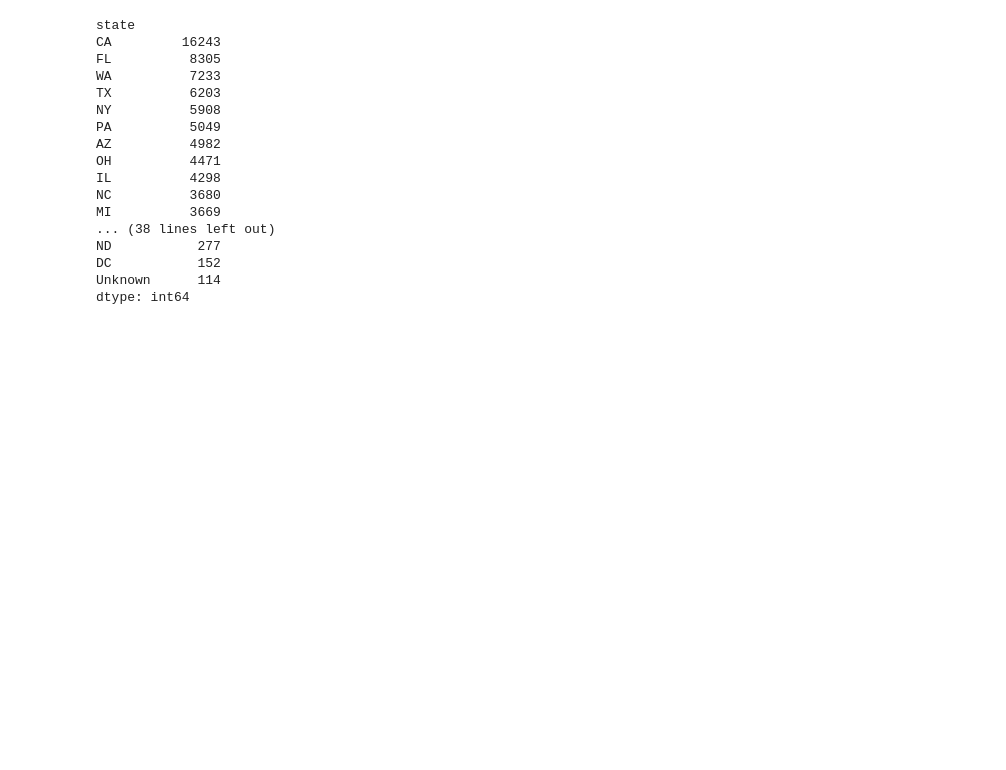
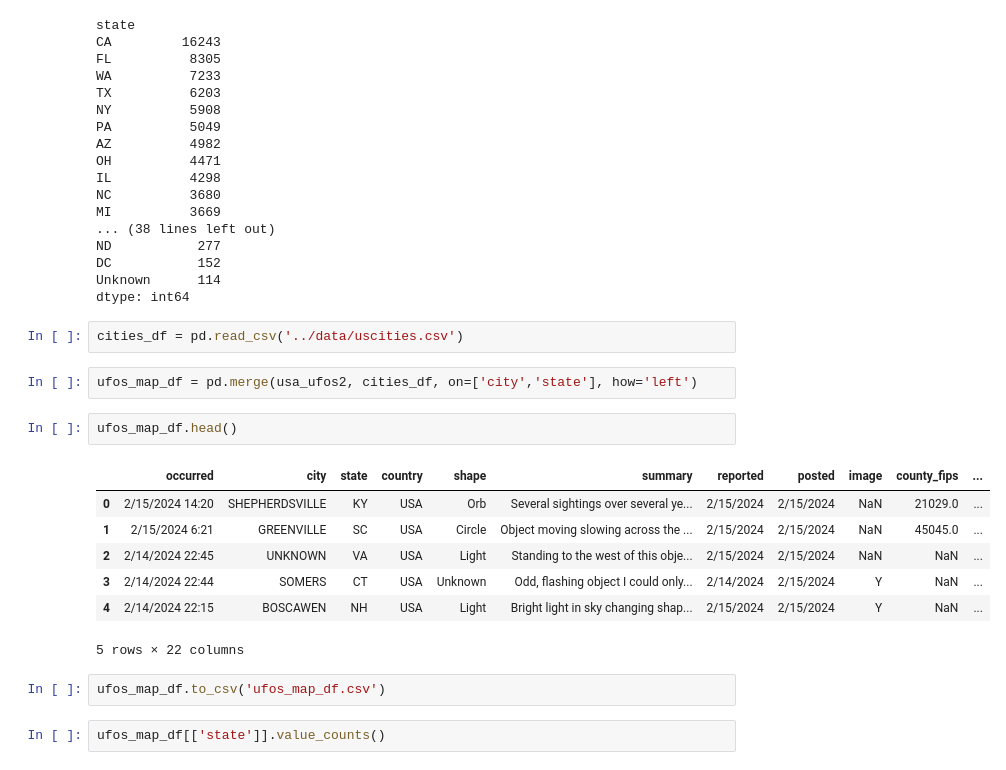
Before and after one commit to t-white-21/ufo-exploration, a Jupyter notebook: notebooks/ufo_sightings.ipynb, the cells around one changed output. Drawn from its saved outputs; the diff is of its cells as text; blank space fills up the shorter version.

```diff
--- a/notebooks/ufo_sightings.ipynb
+++ b/notebooks/ufo_sightings.ipynb
@@ -174,3 +258,21 @@ ND           277
 DC           152
 Unknown      114
 dtype: int64
+# %%
+cities_df = pd.read_csv('../data/uscities.csv')
+# %%
+ufos_map_df = pd.merge(usa_ufos2, cities_df, on=['city','state'], how='left')
+# %%
+ufos_map_df.head()
+# %% [output]
+|  | occurred | city | state | country | shape | summary | reported | posted | image | county_fips | ... |
+| 0 | 2/15/2024 14:20 | SHEPHERDSVILLE | KY | USA | Orb | Several sightings over several ye... | 2/15/2024 | 2/15/2024 | NaN | 21029.0 | ... |
+| 1 | 2/15/2024 6:21 | GREENVILLE | SC | USA | Circle | Object moving slowing across the ... | 2/15/2024 | 2/15/2024 | NaN | 45045.0 | ... |
+| 2 | 2/14/2024 22:45 | UNKNOWN | VA | USA | Light | Standing to the west of this obje... | 2/15/2024 | 2/15/2024 | NaN | NaN | ... |
+| 3 | 2/14/2024 22:44 | SOMERS | CT | USA | Unknown | Odd, flashing object I could only... | 2/14/2024 | 2/15/2024 | Y | NaN | ... |
+| 4 | 2/14/2024 22:15 | BOSCAWEN | NH | USA | Light | Bright light in sky changing shap... | 2/15/2024 | 2/15/2024 | Y | NaN | ... |
+5 rows × 22 columns
+# %%
+ufos_map_df.to_csv('ufos_map_df.csv')
+# %%
+ufos_map_df[['state']].value_counts()
```
Also changed, not shown: parts of 19 cells of this notebook, 2 other files.
